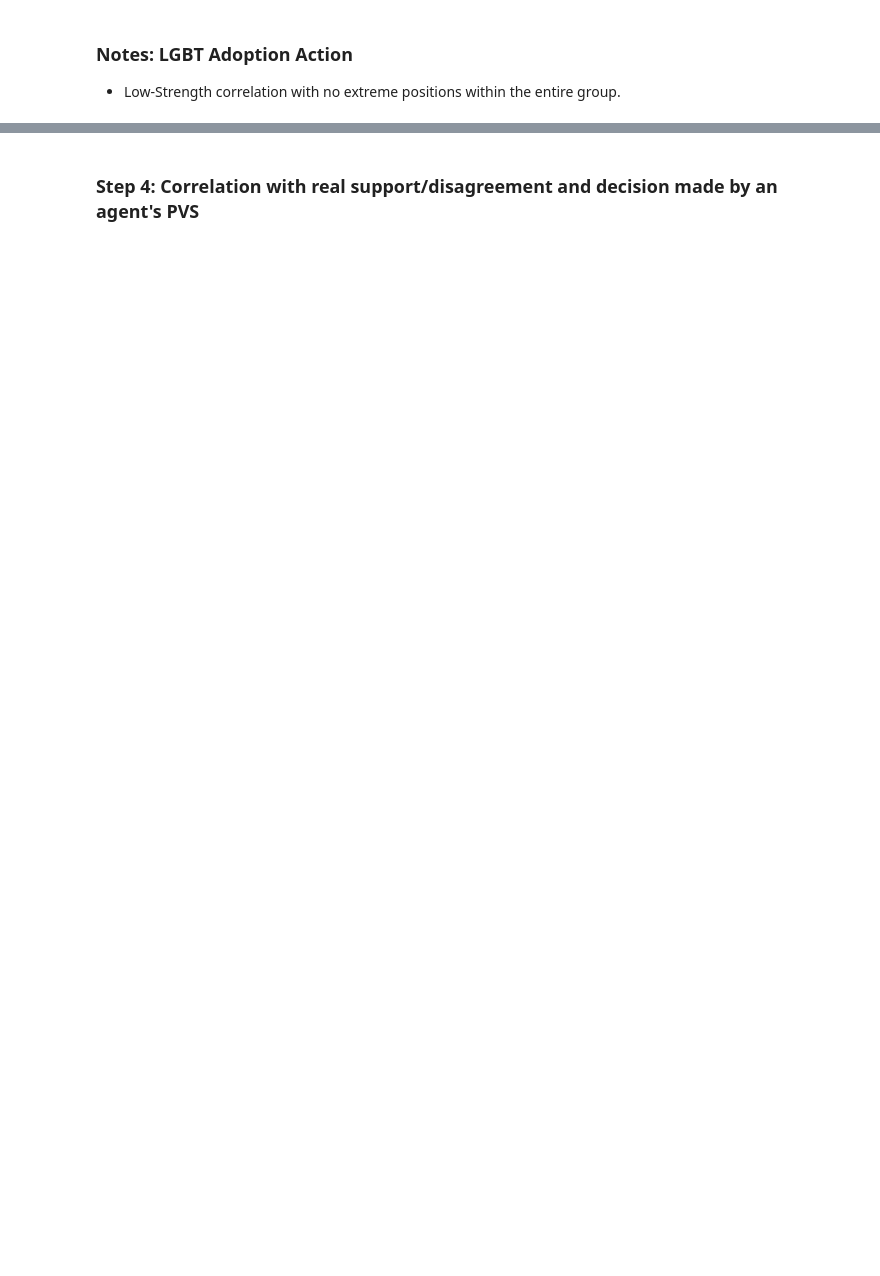
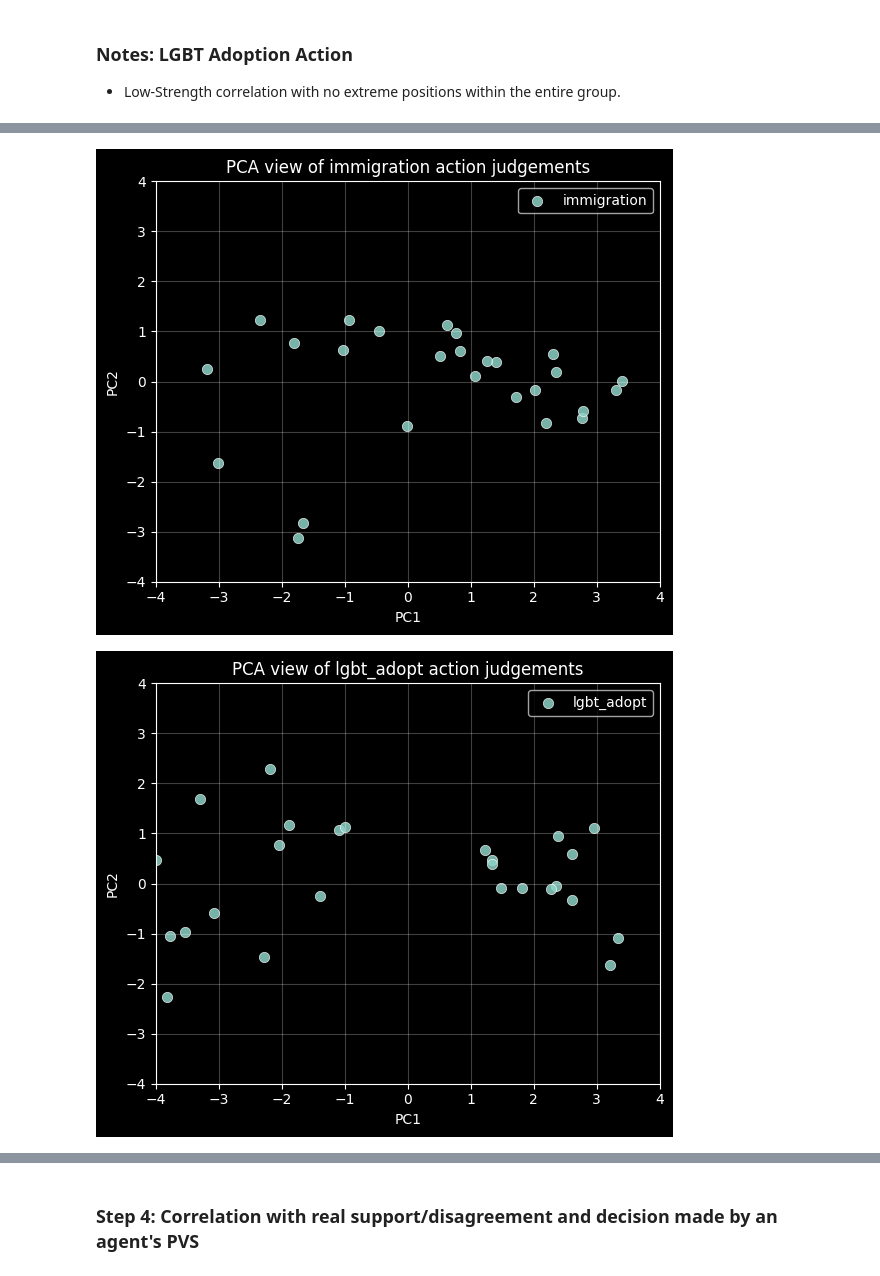
Before and after one commit to JosephTrevorrow/HCVA-plus-plus, a Jupyter notebook: value_system_explorer.ipynb, the cells around one changed output, grey strips where cells are left out. Saved outputs shown, nothing was run; the diff lists cells and outputs as text; code cells hidden in the pictures; blank space fills up the shorter version.

```diff
--- a/value_system_explorer.ipynb
+++ b/value_system_explorer.ipynb
@@ -313,0 +195,31 @@ Weakest rows (bottom k by mean absolute judgement across all values):
+# %%
+from sklearn.preprocessing import StandardScaler
+from sklearn.decomposition import PCA
+
+def _va_cols_for_action(df: pd.DataFrame, action: str):
+    suffix = f"__{action}"
+    return [c for c in df.columns if c.startswith("VA__") and c.endswith(suffix)]
+
+def PCA_per_action(df, actions=("immigration", "lgbt_adopt", "lgbt_freedom")):
+    for action in actions:
+        cols = sorted(_va_cols_for_action(df, action))
+        scaler = StandardScaler()
+        # take col data, and scale between 0-1, std 1, for PCA
+        X = df[cols].to_numpy(dtype=float)
+        X = scaler.fit_transform(X)
+        pca_output = PCA(n_components=2).fit_transform(X)
+
+        plt.figure(figsize=(6.5, 5.2))
+        plt.scatter(pca_output[:, 0], pca_output[:, 1], s=55, alpha=0.85, edgecolor="white", linewidth=0.5, label=action)
+        plt.title(f"PCA view of {action} action judgements")
+        plt.xlabel("PC1")
+        plt.ylabel("PC2")
+        plt.xlim(-4, 4)
+        plt.ylim(-4, 4)
+        plt.grid(alpha=0.25)
+        plt.legend(frameon=True)
+
+PCA_per_action(value_system_df)
+# %% [output]
+[figure, added]
+[figure, added]
```
Also changed, not shown: parts of 12 cells of this notebook, 1 other file.
